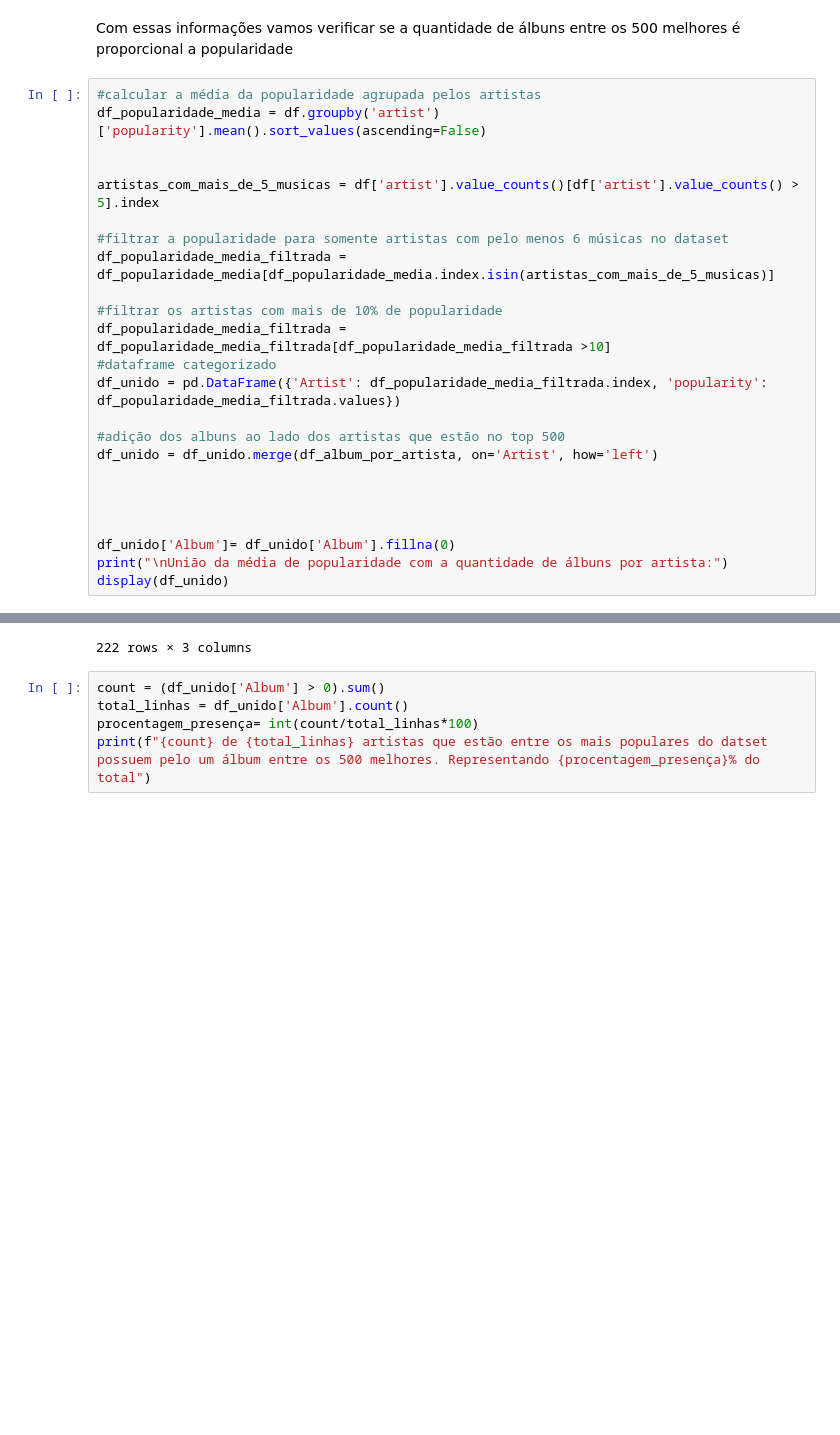
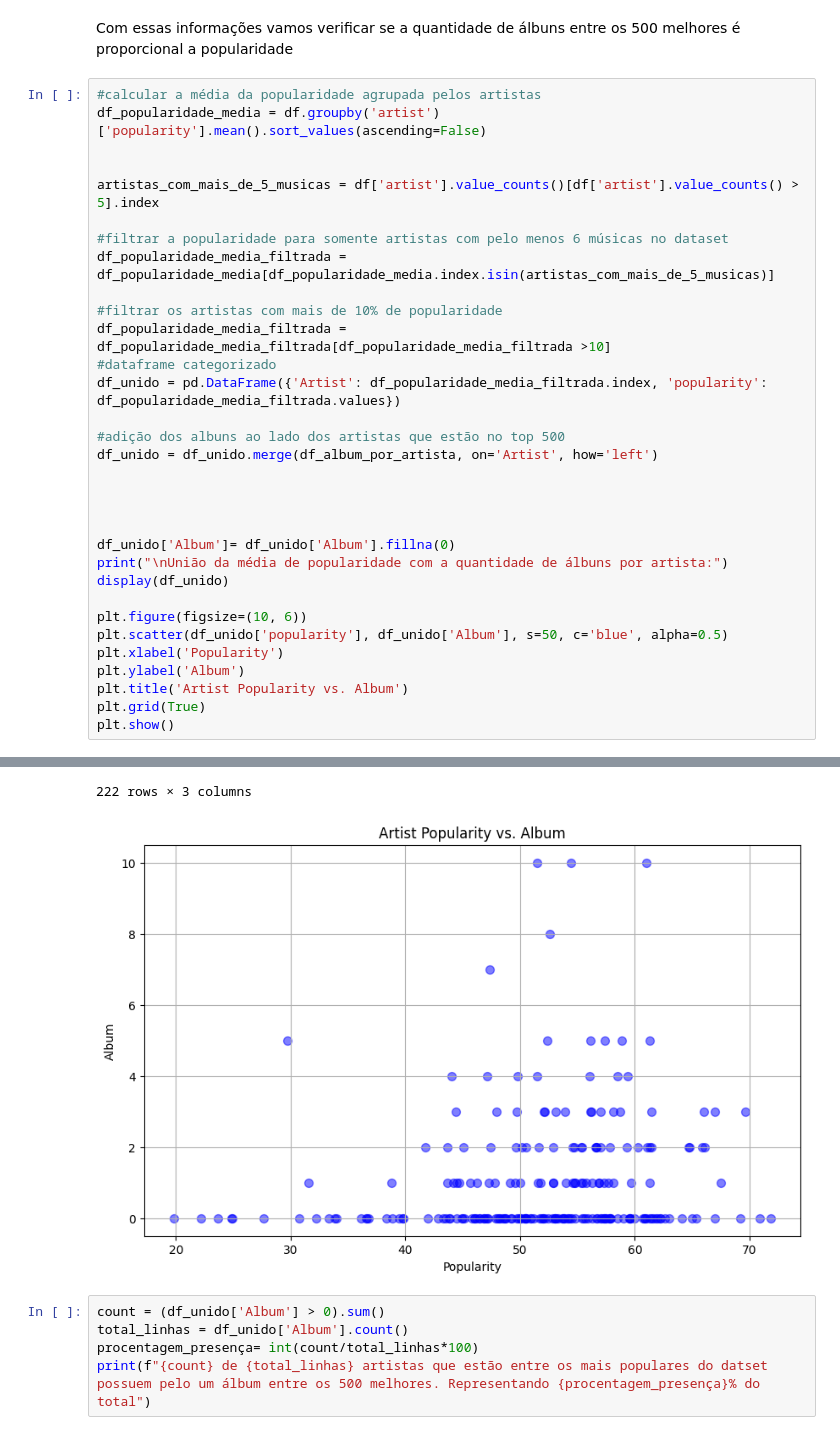
Before and after one commit to jonatahpfg/Projeto-ICD-UFPB, a Jupyter notebook: Cópia_de__Original_de_Projeto_ICD.ipynb, the cells around one changed output, grey strips where cells are left out. Drawn from its saved outputs; the diff is of its cells as text; blank space fills up the shorter version.

```diff
--- a/Cópia_de__Original_de_Projeto_ICD.ipynb
+++ b/Cópia_de__Original_de_Projeto_ICD.ipynb
@@ -181,33 +181,42 @@ df_popularidade_media_filtrada = df_popularidade_media[df_popularidade_media.ind
 
 #filtrar os artistas com mais de 10% de popularidade
 df_popularidade_media_filtrada = df_popularidade_media_filtrada[df_popularidade_media_filtrada >10]
 #dataframe categorizado
 df_unido = pd.DataFrame({'Artist': df_popularidade_media_filtrada.index, 'popularity': df_popularidade_media_filtrada.values})
 
 #adição dos albuns ao lado dos artistas que estão no top 500
 df_unido = df_unido.merge(df_album_por_artista, on='Artist', how='left')
 
 
 
 
 df_unido['Album']= df_unido['Album'].fillna(0)
 print("\nUnião da média de popularidade com a quantidade de álbuns por artista:")
 display(df_unido)
+
+plt.figure(figsize=(10, 6))
+plt.scatter(df_unido['popularity'], df_unido['Album'], s=50, c='blue', alpha=0.5)
+plt.xlabel('Popularity')
+plt.ylabel('Album')
+plt.title('Artist Popularity vs. Album')
+plt.grid(True)
+plt.show()
 # %% [output]
 União da média de popularidade com a quantidade de álbuns por artista:
 |  | Artist | popularity | Album |
 | 0 | My Chemical Romance | 71.833333 | 0.0 |
 | 1 | System Of A Down | 70.875000 | 0.0 |
 | 2 | Bob Marley & The Wailers | 69.625000 | 3.0 |
 | 3 | Linkin Park | 69.235294 | 0.0 |
 | 4 | Coldplay | 67.529412 | 1.0 |
 | ... | ... | ... | ... |
 | 217 | the feelers | 24.900000 | 0.0 |
 | 218 | Jimmy Barnes | 24.833333 | 0.0 |
 | 219 | Black Rebel Motorcycle Club | 23.666667 | 0.0 |
 | 220 | Super Furry Animals | 22.166667 | 0.0 |
 | 221 | Max Webster | 19.833333 | 0.0 |
 222 rows × 3 columns
+[figure, added]
 # %%
 count = (df_unido['Album'] > 0).sum()
 total_linhas = df_unido['Album'].count()
```
Also changed, not shown: parts of 11 cells of this notebook.
